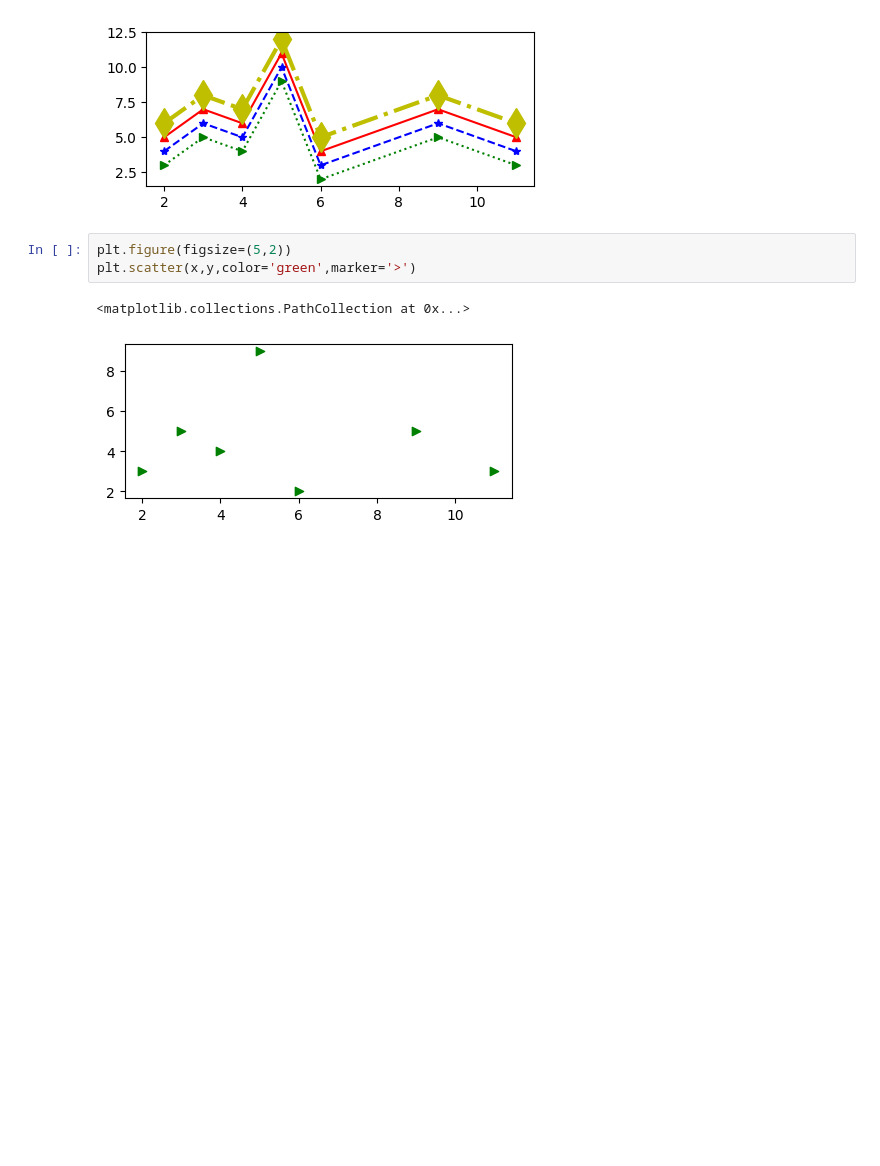
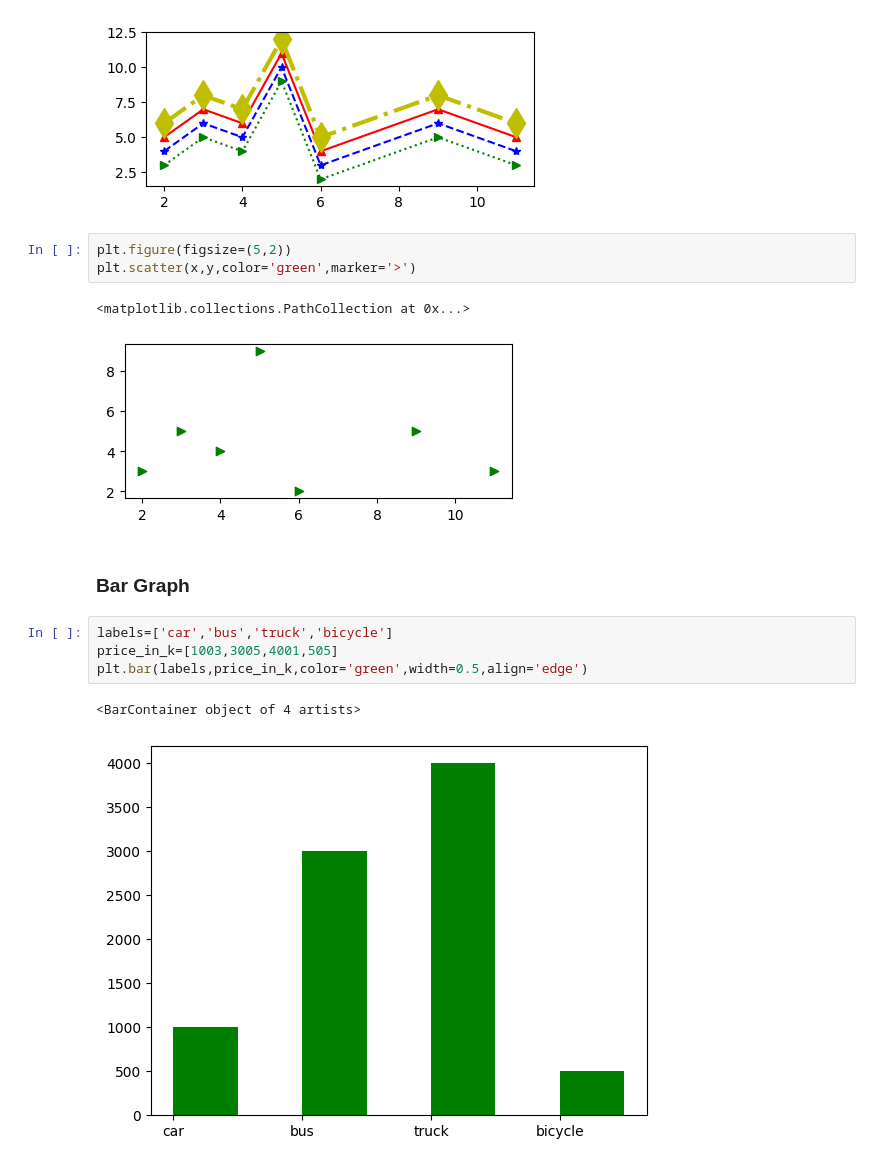
Before and after one commit to baivabbhusal/Python_class_Nccs, a Jupyter notebook: 19.matplotlib.ipynb, the cells around one changed output. Drawn from its saved outputs; the diff is of its cells as text; blank space fills up the shorter version.

```diff
--- a/19.matplotlib.ipynb
+++ b/19.matplotlib.ipynb
@@ -68,3 +68,12 @@ plt.scatter(x,y,color='green',marker='>')
 # %% [output]
 <matplotlib.collections.PathCollection at 0x...>
 [figure]
+# %% [markdown]
+### Bar Graph
+# %%
+labels=['car','bus','truck','bicycle']
+price_in_k=[1003,3005,4001,505]
+plt.bar(labels,price_in_k,color='green',width=0.5,align='edge')
+# %% [output]
+<BarContainer object of 4 artists>
+[figure, added]
```
Also changed, not shown: parts of 9 cells of this notebook.
